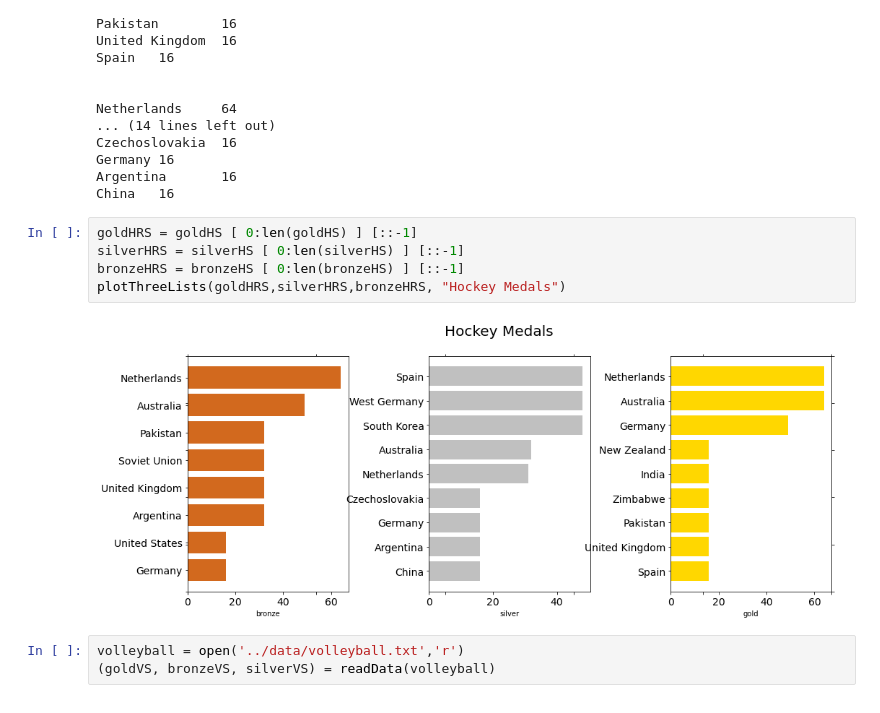
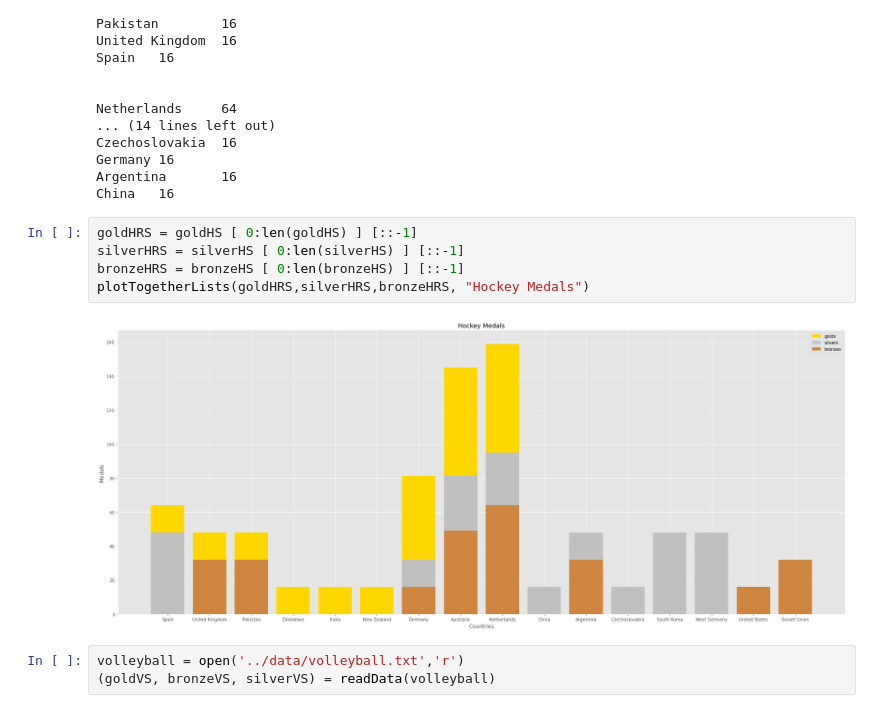
Before and after one commit to fdac20/Olympics, a Jupyter notebook: code/AnalyzeData.ipynb, the cells around one changed output. Saved outputs shown, nothing was run; the diff lists cells and outputs as text.

```diff
--- a/code/AnalyzeData.ipynb
+++ b/code/AnalyzeData.ipynb
@@ -293,10 +338,10 @@ China   16
 # %%
 goldHRS = goldHS [ 0:len(goldHS) ] [::-1]
 silverHRS = silverHS [ 0:len(silverHS) ] [::-1]
 bronzeHRS = bronzeHS [ 0:len(bronzeHS) ] [::-1]
-plotThreeLists(goldHRS,silverHRS,bronzeHRS, "Hockey Medals")
+plotTogetherLists(goldHRS,silverHRS,bronzeHRS, "Hockey Medals")
 # %% [output]
-[figure, old version]
+[figure, new version]
 # %%
 volleyball = open('../data/volleyball.txt','r')
 (goldVS, bronzeVS, silverVS) = readData(volleyball)
```
Also changed, not shown: parts of 12 cells of this notebook.
